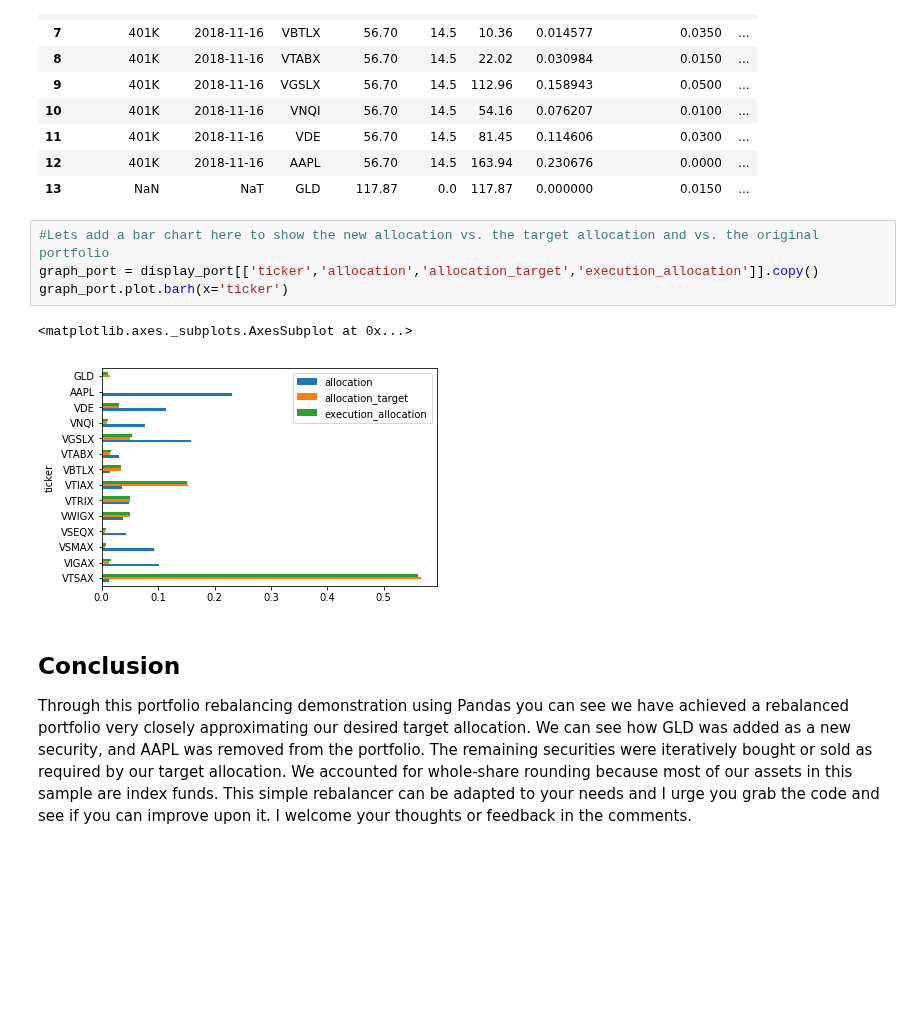
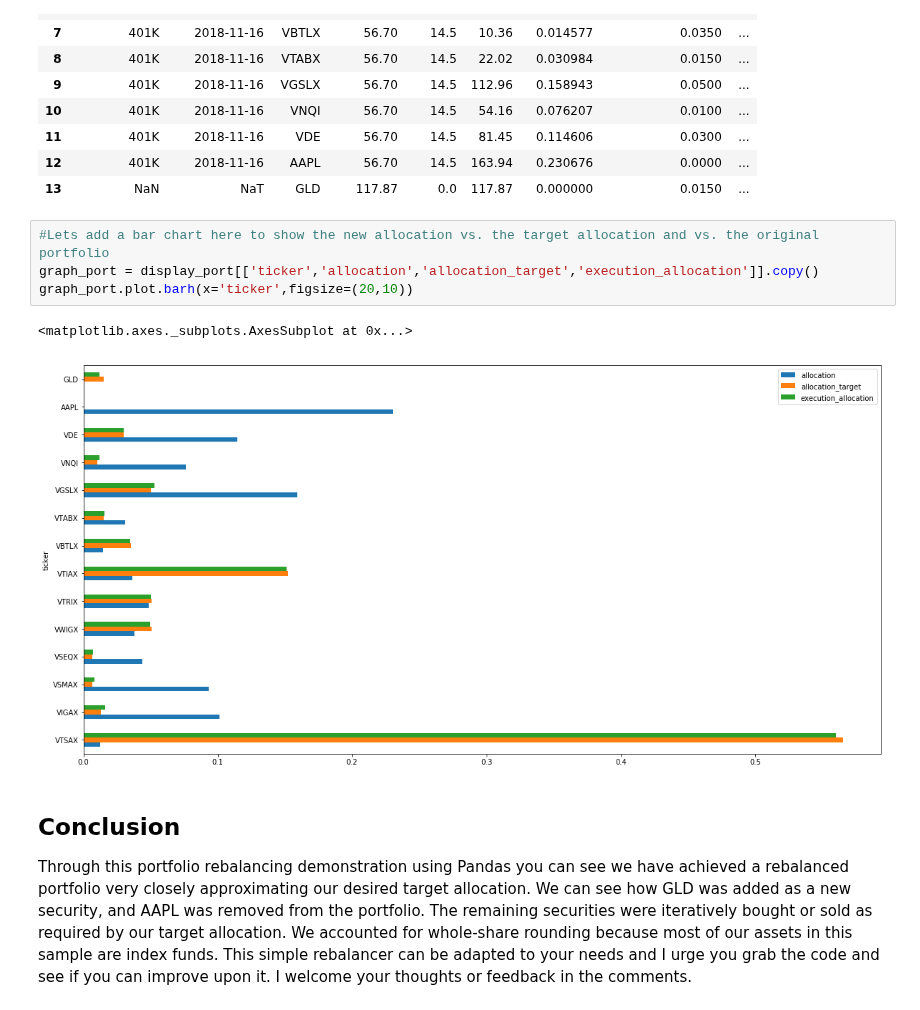
Before and after one commit to pogoetic/rebalance, a Jupyter notebook: portfolio_rebalance_post.ipynb, the cells around one changed output. Drawn from its saved outputs; the diff is of its cells as text; blank space fills up the shorter version.

Commit message:
remove title, resize graph

```diff
--- a/portfolio_rebalance_post.ipynb
+++ b/portfolio_rebalance_post.ipynb
@@ -264,10 +262,10 @@ display_port
 # %%
 #Lets add a bar chart here to show the new allocation vs. the target allocation and vs. the original portfolio
 graph_port = display_port[['ticker','allocation','allocation_target','execution_allocation']].copy()
-graph_port.plot.barh(x='ticker')
+graph_port.plot.barh(x='ticker',figsize=(20,10))
 # %% [output]
 <matplotlib.axes._subplots.AxesSubplot at 0x...>
-[figure, old version]
+[figure, new version]
 # %% [markdown]
 ## Conclusion
 Through this portfolio rebalancing demonstration using Pandas you can see we have achieved a rebalanced portfolio very closely approximating our desired target allocation. We can see how GLD was added as a new security, and AAPL was removed from the portfolio. The remaining securities were iteratively bought or sold as required by our target allocation. We accounted for whole-share rounding because most of our assets in this sample are index funds. This simple rebalancer can be adapted to your needs and I urge you grab the code and see if you can improve upon it. I welcome your thoughts or feedback in the comments.
```
Also changed, not shown: parts of 1 cell of this notebook.
